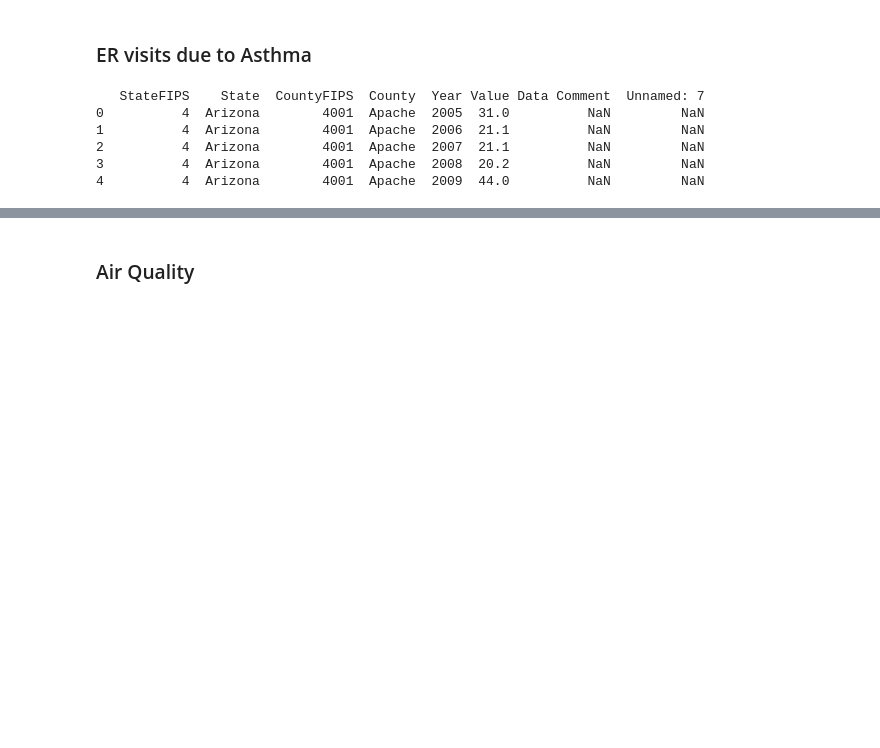
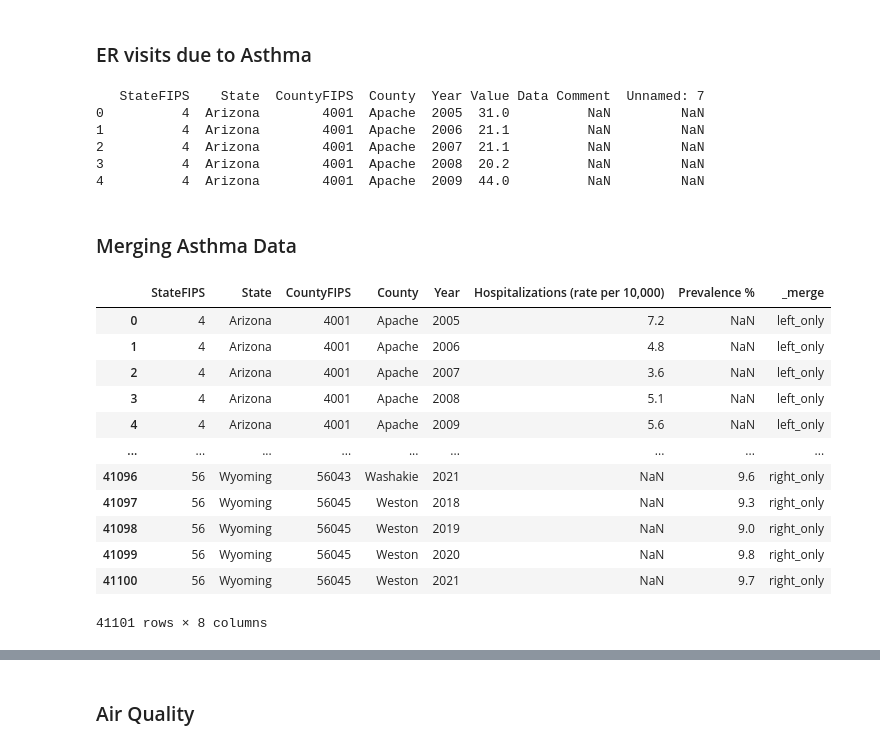
Before and after one commit to Airee66/DAT490, a Jupyter notebook: EDA.ipynb, the cells around one changed output, grey strips where cells are left out. Drawn from its saved outputs; the diff is of its cells as text; code cells hidden in the pictures; blank space fills up the shorter version.

```diff
--- a/EDA.ipynb
+++ b/EDA.ipynb
@@ -139,3 +175,22 @@ print(asthma_er.head())
 2          4  Arizona        4001  Apache  2007  21.1          NaN         NaN
 3          4  Arizona        4001  Apache  2008  20.2          NaN         NaN
 4          4  Arizona        4001  Apache  2009  44.0          NaN         NaN
+# %% [markdown]
+### Merging Asthma Data
+# %%
+prev_hosp_merge = asthma_hosp.merge(asthma_prev, on=['StateFIPS','State', 'CountyFIPS', 'County', 'Year'], how='outer', indicator=True)
+prev_hosp_merge
+# %% [output]
+|  | StateFIPS | State | CountyFIPS | County | Year | Hospitalizations (rate per 10,000) | Prevalence % | _merge |
+| 0 | 4 | Arizona | 4001 | Apache | 2005 | 7.2 | NaN | left_only |
+| 1 | 4 | Arizona | 4001 | Apache | 2006 | 4.8 | NaN | left_only |
+| 2 | 4 | Arizona | 4001 | Apache | 2007 | 3.6 | NaN | left_only |
+| 3 | 4 | Arizona | 4001 | Apache | 2008 | 5.1 | NaN | left_only |
+| 4 | 4 | Arizona | 4001 | Apache | 2009 | 5.6 | NaN | left_only |
+| ... | ... | ... | ... | ... | ... | ... | ... | ... |
+| 41096 | 56 | Wyoming | 56043 | Washakie | 2021 | NaN | 9.6 | right_only |
+| 41097 | 56 | Wyoming | 56045 | Weston | 2018 | NaN | 9.3 | right_only |
+| 41098 | 56 | Wyoming | 56045 | Weston | 2019 | NaN | 9.0 | right_only |
+| 41099 | 56 | Wyoming | 56045 | Weston | 2020 | NaN | 9.8 | right_only |
+| 41100 | 56 | Wyoming | 56045 | Weston | 2021 | NaN | 9.7 | right_only |
+41101 rows × 8 columns
```
Also changed, not shown: parts of 9 cells of this notebook.
